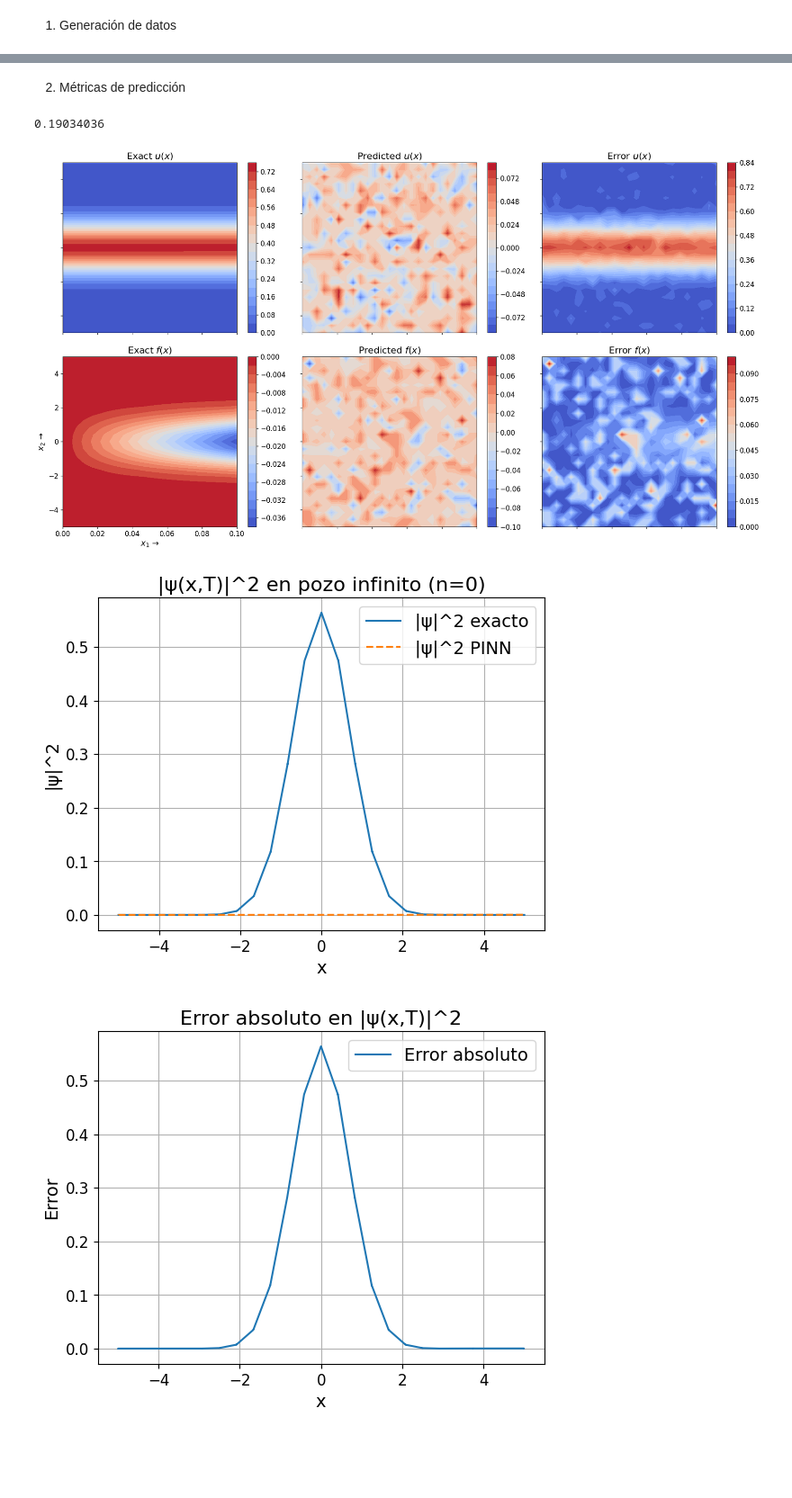
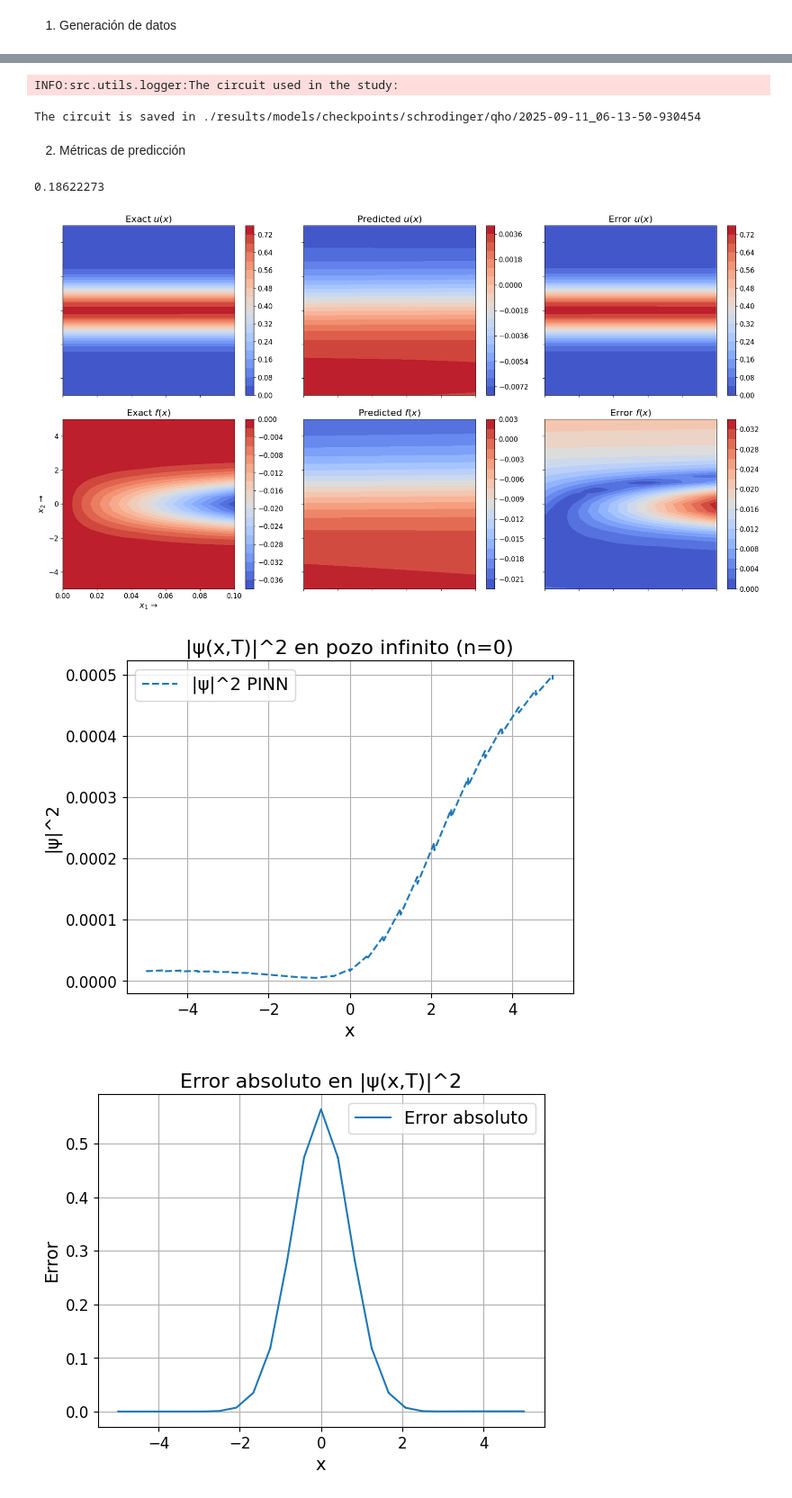
Before and after one commit to mateophy/QPINNs-2026, a Jupyter notebook: notebooks/operators_modifications/Operador_Schrodinger_1D.ipynb, the cells around one changed output, grey strips where cells are left out. Shown: that part at 90% size. Drawn from its saved outputs; the diff is of its cells as text; code cells hidden in the pictures; blank space fills up the shorter version.

Commit message:
Results on Amplitude noise with phase encoding

```diff
--- a/notebooks/operators_modifications/Operador_Schrodinger_1D.ipynb
+++ b/notebooks/operators_modifications/Operador_Schrodinger_1D.ipynb
@@ -444,7 +444,7 @@ args = {
     "class": "CVNeuralNetwork2",  # options CVNeuralNetwork1, CVNeuralNetwork2, CVNeuralNetwork3
     "encoding": "None",  # options : "ampiltude" , "angle" for DV , none for others
     "eq_params" : eq_params,
-    "noise" : True,
+    "noise" : False,
 }
 # %% [markdown]
 2. Validación de componentes
@@ -550,7 +547,9 @@ plt.close(
 # %%
 # Generación de dirección
 # - Original model trainining it's 2025-09-09_20-00-58-853925
-model_dir = "./results/models/checkpoints/schrodinger/qho/2025-09-09_20-00-58-853925"
+#   results on ./results/models/checkpoints/schrodinger/qho/2025-09-10_11-43-03-756709
+#                                                          /2025-09-10_20-16-36-552753
+model_dir = "./results/models/checkpoints/schrodinger/qho/2025-09-10_20-16-36-552753"
 
 # Cargado de versiones de los modelos
 model_path = os.path.join(model_dir, "model_weights.pth")
@@ -648,6 +647,9 @@ with torch.no_grad():
 
     psi_r_true, psi_i_true, En = exact_eigenstate(n_level, t_eval, x_eval, L=L, mass=mass, hbar=hbar, omega=omega, example=example)
     mod2_true = (psi_r_true**2 + psi_i_true**2).squeeze(1).cpu().numpy()
+# %% [output]
+INFO:src.utils.logger:The circuit used in the study:
+The circuit is saved in ./results/models/checkpoints/schrodinger/qho/2025-09-11_06-13-50-930454
 # %% [markdown]
 2. Métricas de predicción
 # %%
@@ -664,7 +666,7 @@ def magnitude_mean(y_pred_r, y_true_r, y_pred_i, y_true_i):
 # %%
 magnitude_mean(psi_r_true, psi_r_pred, psi_i_true, psi_i_pred)
 # %% [output]
-0.19034036
+0.18622273
 # %%
 # Routine plots:
 plt_prediction(
@@ -676,20 +678,20 @@ plt_prediction(
     psi_i_pred.cpu().detach().numpy(),
 )
 # %% [output]
-[figure, old version]
+[figure, new version]
 # %%
 # Gráfico 1: |psi|^2 en t=T (PINN vs exacto)
 plt.figure()
-plt.plot(x_eval.squeeze(1).cpu().numpy(), mod2_true, label="|ψ|^2 exacto")
+# plt.plot(x_eval.squeeze(1).cpu().numpy(), mod2_true, label="|ψ|^2 exacto")
 plt.plot(x_eval.squeeze(1).cpu().numpy(), mod2_pred, "--", label="|ψ|^2 PINN")
 plt.title(f"|ψ(x,T)|^2 en pozo infinito (n={n_level})")
 plt.xlabel("x")
 plt.ylabel("|ψ|^2")
 plt.legend()
 plt.grid()
 plt.show()
 # %% [output]
-[figure, old version]
+[figure, new version]
 # %%
 # Gráfico 2: error absoluto en |psi|^2
 plt.figure()
```
Also changed, not shown: parts of 4 cells of this notebook, 26 other files.
